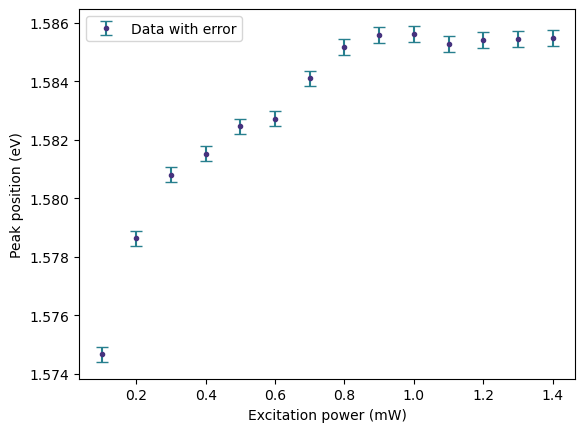
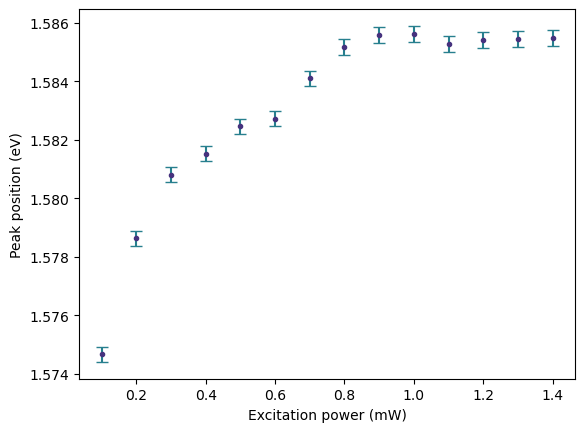
Code edit (unified diff) that turned the first committed figure into the second:
--- before
+++ after
@@ -3,5 +3,5 @@
 y=peak_pos_list
 y_error= peak_err_list
-plt.errorbar(x, y, yerr=y_error, fmt='o', color=(0.275191, 0.194905, 0.496005), ecolor=(0.153364, 0.497, 0.557724), capsize=4, ms=3,label="Data with error")
+plt.errorbar(x, y, yerr=y_error, fmt='o', color=(0.275191, 0.194905, 0.496005), ecolor=(0.153364, 0.497, 0.557724), capsize=4, ms=3)
 
 
@@ -9,5 +9,5 @@
 plt.ylabel("Peak position (eV)")
 #plt.title("Peak position vs. excitation power")
-plt.legend()
+
 plt.savefig("figs/peak_pos.png", dpi=600, format="png")
 plt.show()

Commit: M